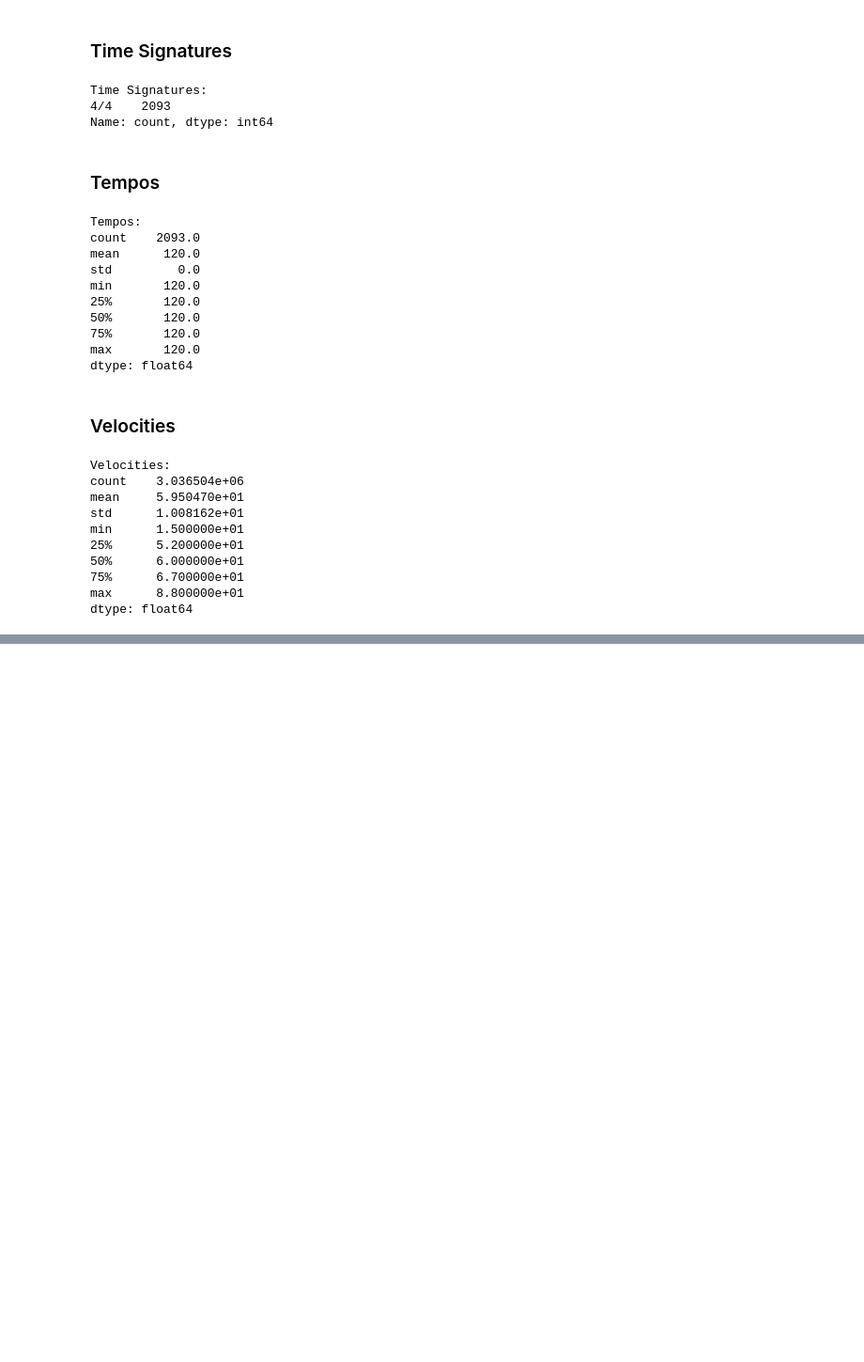
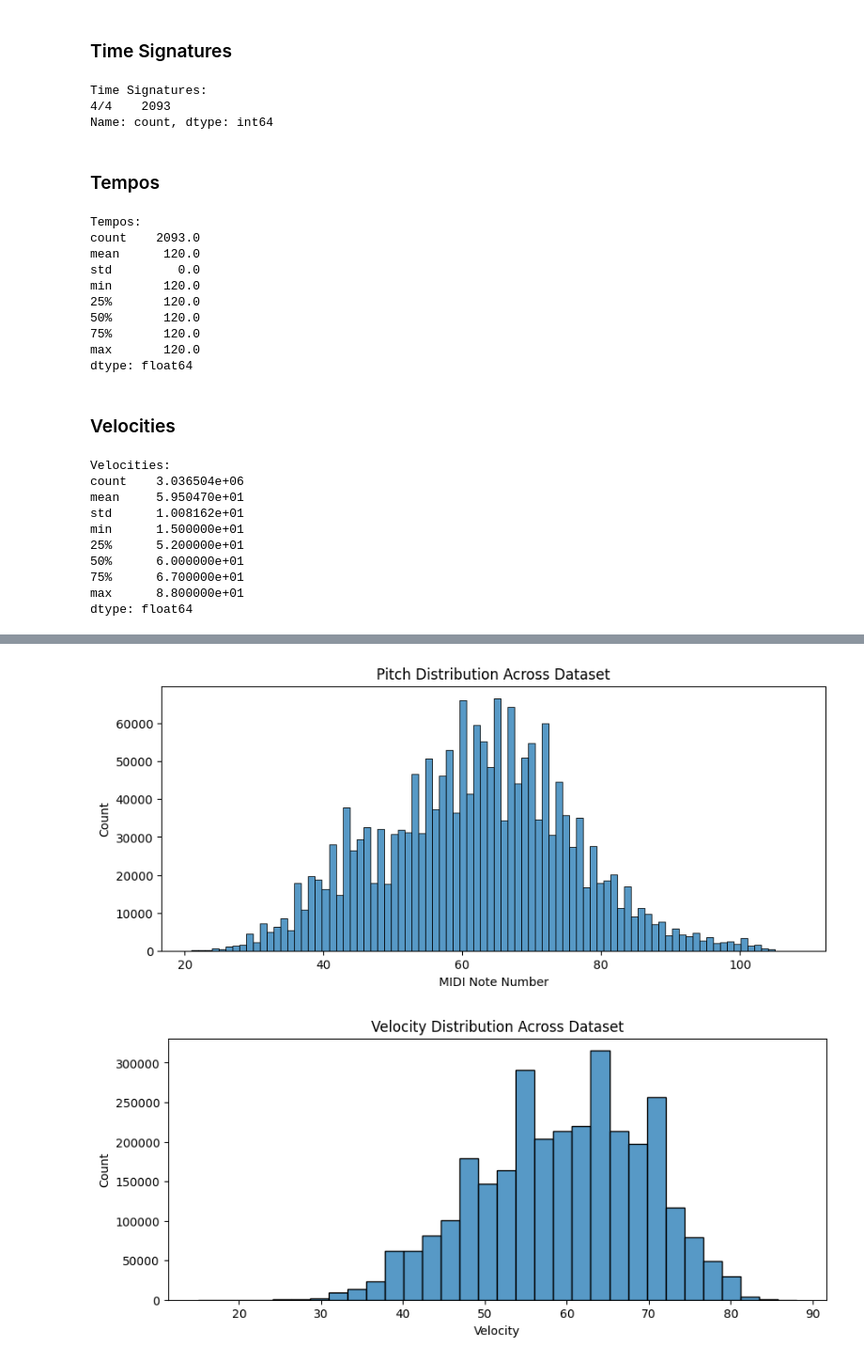
Before and after one commit to matteabusato/jazzifier, a Jupyter notebook: data_exploration.ipynb, the cells around one changed output, grey strips where cells are left out. Shown: that part at 94% size. Drawn from its saved outputs; the diff is of its cells as text; code cells hidden in the pictures; blank space fills up the shorter version.

Commit message:
Add to data_explorationt

```diff
--- a/data_exploration.ipynb
+++ b/data_exploration.ipynb
@@ -353,0 +296,80 @@ dtype: float64
+# %%
+import pandas as pd
+import ast  # for safely parsing strings to lists
+import matplotlib.pyplot as plt
+import seaborn as sns
+
+df = pd.read_csv('data_preprocessed/data.csv')
+
+# Parse columns with list-like strings into actual lists
+list_columns = ['notes', 'velocities', 'durations', 'offsets', 'tempos', 'time_signatures', 'key_signatures', 'chords']
+for col in list_columns:
+    df[col] = df[col].apply(ast.literal_eval)
+
+# Example: flatten all notes across all files into one big list for pitch analysis
+all_notes = [note for notes_list in df['notes'] for note in notes_list]
+all_velocities = [vel for vel_list in df['velocities'] for vel in vel_list]
+all_durations = [dur for dur_list in df['durations'] for dur in dur_list]
+all_offsets = [off for off_list in df['offsets'] for off in off_list]
+
+# Plot pitch distribution (MIDI notes)
+plt.figure(figsize=(10,4))
+sns.histplot(all_notes, bins=88, kde=False)
+plt.title('Pitch Distribution Across Dataset')
+plt.xlabel('MIDI Note Number')
+plt.ylabel('Count')
+plt.show()
+
+# Plot velocity distribution
+plt.figure(figsize=(10,4))
+sns.histplot(all_velocities, bins=32, kde=False)
+plt.title('Velocity Distribution Across Dataset')
+plt.xlabel('Velocity')
+plt.ylabel('Count')
+plt.show()
+
+# Plot duration distribution
+plt.figure(figsize=(10,4))
+sns.histplot(all_durations, bins=50, kde=True)
+plt.title('Note Duration Distribution Across Dataset')
+plt.xlabel('Duration (s)')
+plt.ylabel('Count')
+plt.show()
+
+# Inter-onset intervals: Sort offsets and compute diffs per file to get timing between notes
+inter_onsets = []
+for offsets_list in df['offsets']:
+    offsets_list = sorted(offsets_list)
+    inter_onsets.extend([j-i for i, j in zip(offsets_list[:-1], offsets_list[1:])])
+
+plt.figure(figsize=(10,4))
+sns.histplot(inter_onsets, bins=100, kde=True)
+plt.title('Inter-Onset Interval Distribution Across Dataset')
+plt.xlabel('Time between notes (seconds or beats)')
+plt.ylabel('Count')
+plt.show()
+
+# Flatten chords by one level, converting inner lists to tuples
+all_chords = []
+for chords_list in df['chords']:
+    for chord in chords_list:
+        # If chord is a list (e.g., [60, 64, 67]), convert to tuple to make it hashable
+        if isinstance(chord, list):
+            all_chords.append(tuple(chord))
+        else:
+            all_chords.append(chord)
+
+chord_counts = Counter(all_chords)
+print("Most common chords:", chord_counts.most_common(10))
+
+# Optional: Tempo distribution (flatten, removing empty entries)
+all_tempos = [tempo for tempo_list in df['tempos'] for tempo in tempo_list if tempo]
+plt.figure(figsize=(10,4))
+sns.histplot(all_tempos, bins=50, kde=True)
+plt.title('Tempo Distribution Across Dataset')
+plt.xlabel('BPM')
+plt.ylabel('Count')
+plt.show()
+# %% [output]
+[figure, added]
+[figure, added]
```
Also changed, not shown: parts of 16 cells of this notebook.
